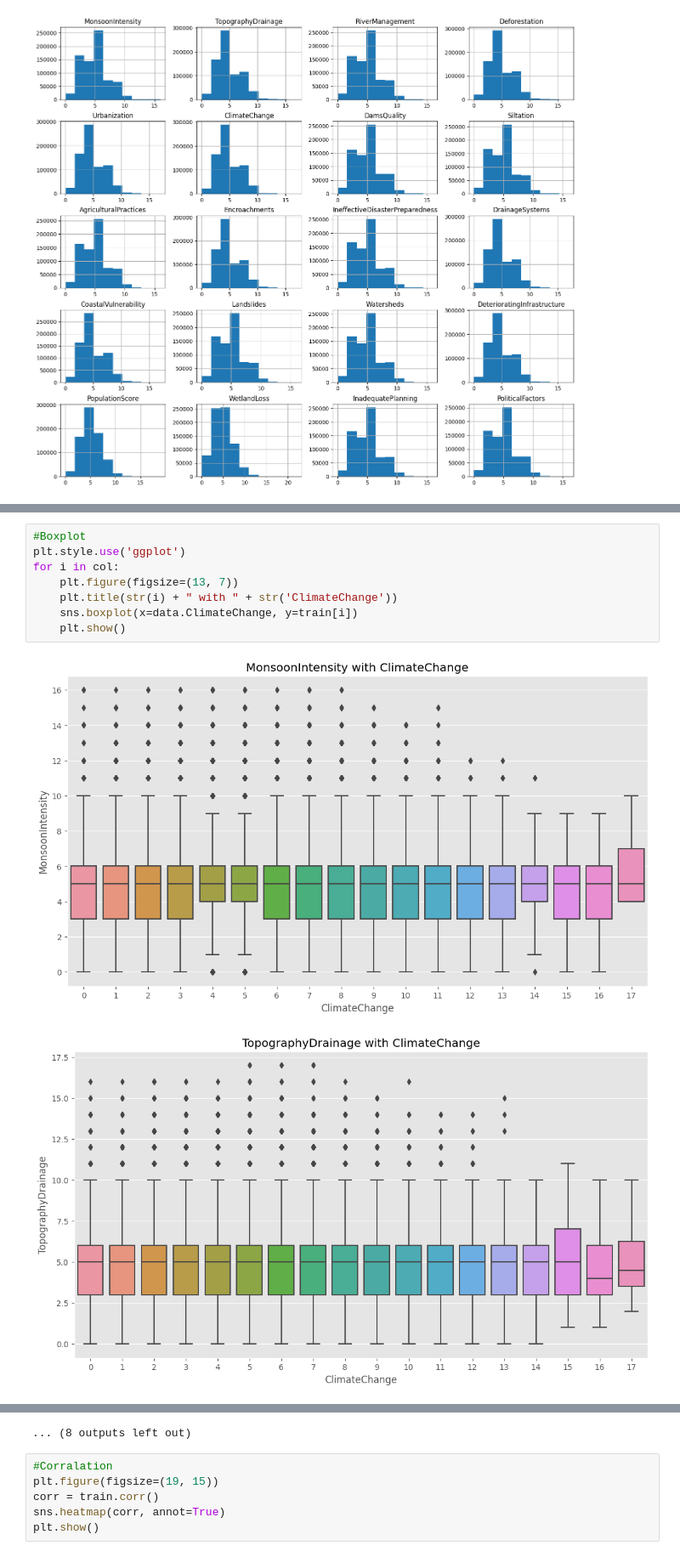
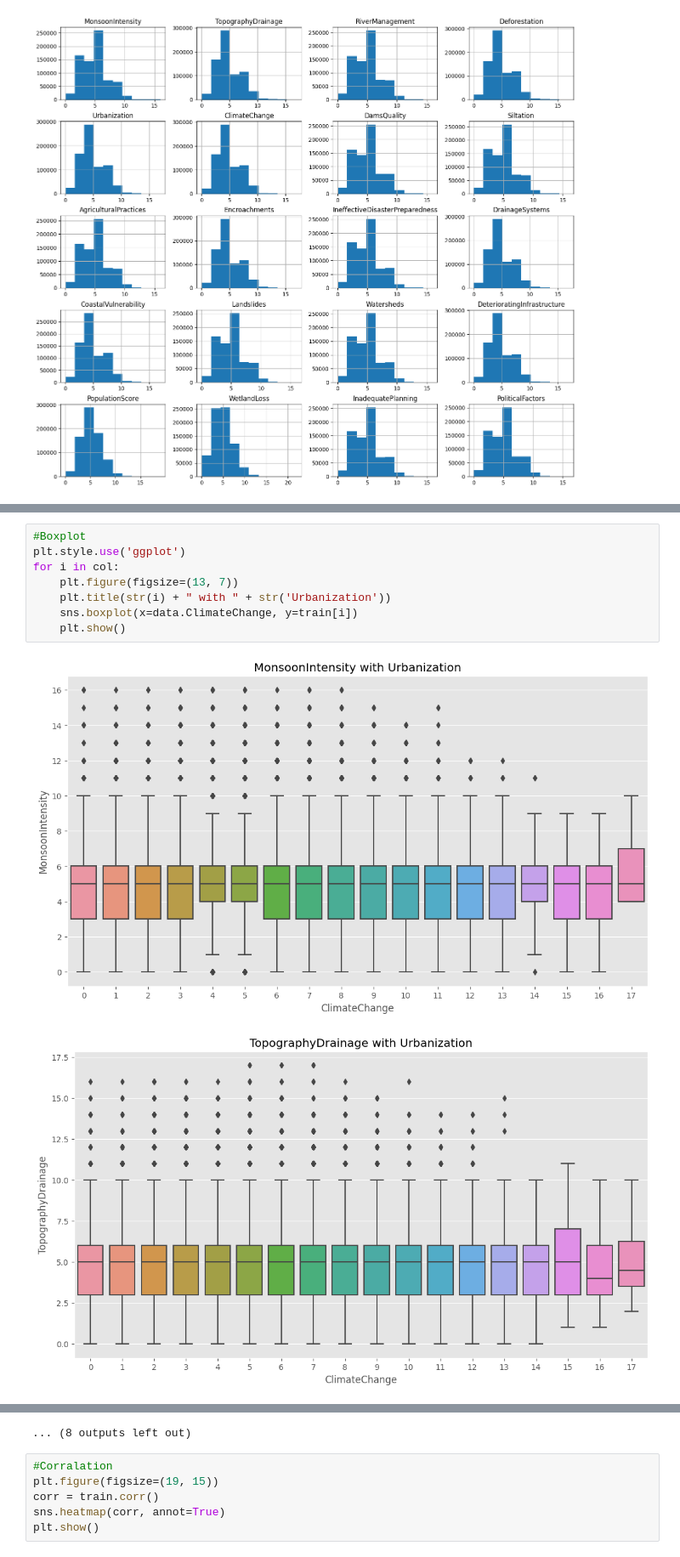
Before and after one commit to NazninNaharSr/DataScience, a Jupyter notebook: Flood_Prediction.ipynb, the cells around one changed output, grey strips where cells are left out. Shown at 85% size. Drawn from its saved outputs; the diff is of its cells as text.

```diff
--- a/Flood_Prediction.ipynb
+++ b/Flood_Prediction.ipynb
@@ -132,11 +140,11 @@ plt.show()
 # %%
 #Boxplot
 plt.style.use('ggplot')
 for i in col:
     plt.figure(figsize=(13, 7))
-    plt.title(str(i) + " with " + str('ClimateChange'))
+    plt.title(str(i) + " with " + str('Urbanization'))
     sns.boxplot(x=data.ClimateChange, y=train[i])
     plt.show()
 # %% [output]
-[figure, old version]
+[figure, new version]
-[figure, old version]
+[figure, new version]
```
Also changed, not shown: parts of 3 cells of this notebook.
